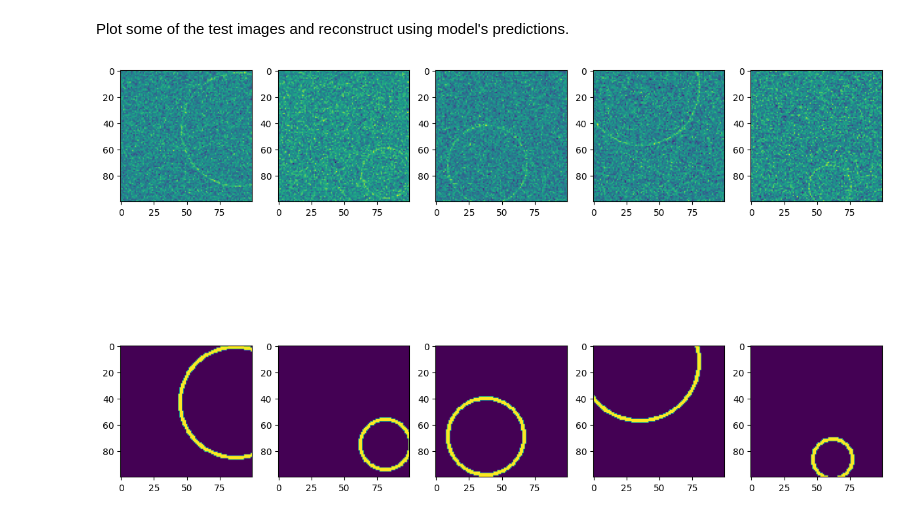
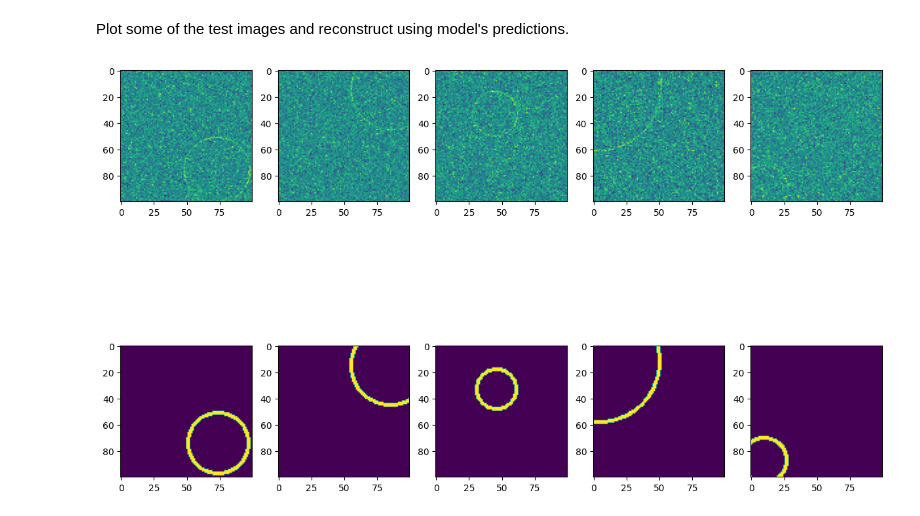
Before and after one commit to TapasKumarDutta1/circle_detection, a Jupyter notebook: demo.ipynb, the cells around one changed output. Cells and saved outputs as stored; diff of their text form; code cells hidden in the pictures.

```diff
--- a/demo.ipynb
+++ b/demo.ipynb
@@ -214,15 +214,16 @@ np.mean(ls)
 # %% [markdown]
 Plot some of the test images and reconstruct using model's predictions.
 # %%
-for images in dataloaders['test']:
+for images,_ in dataloaders['test']:
   break
+pred=model(images.to("cuda").float())
 fig,ax = plt.subplots(2,5, figsize=(15,10))
 for i in range(5):
-    ax[0][i].imshow(images[0][i,0])
+    ax[0][i].imshow(images[i,0])
     x,y,r=pred[i].detach().cpu().numpy()*[100,100,49]
     x,y,r=int(x),int(y),int(r)
     img=np.zeros((100,100))
     cv2.circle(img, (int(x), int(y)), int(r), (255,0,0), 2)
     ax[1][i].imshow(img)
 # %% [output]
-[figure, old version]
+[figure, new version]
```
Also changed, not shown: parts of 8 cells of this notebook.
